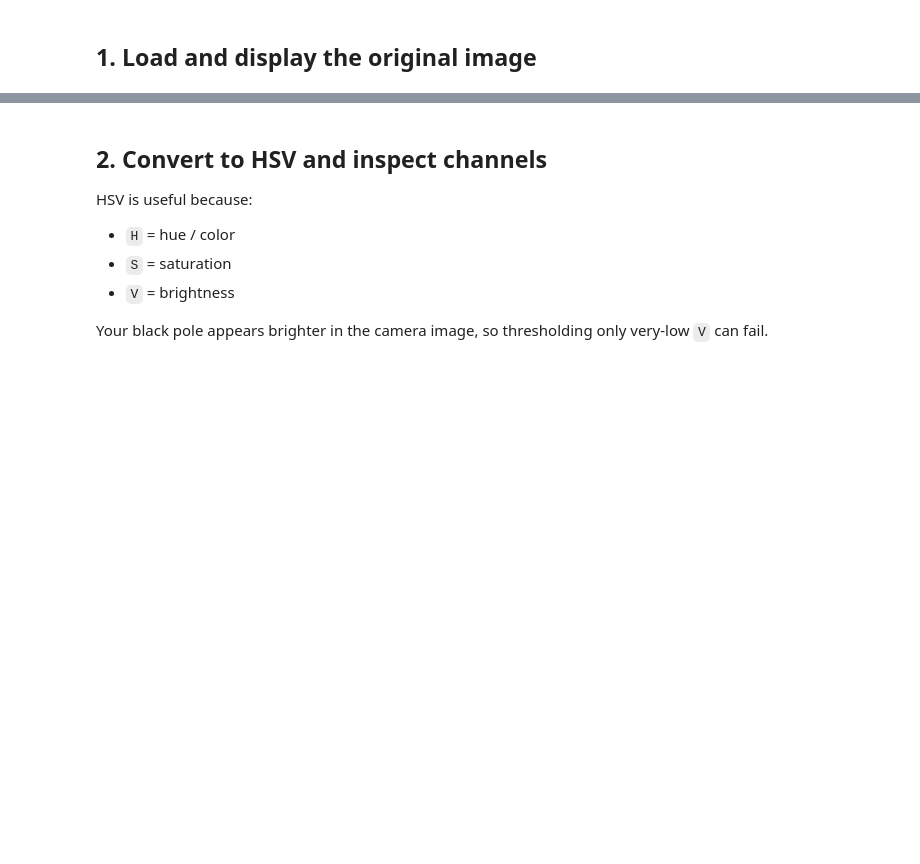
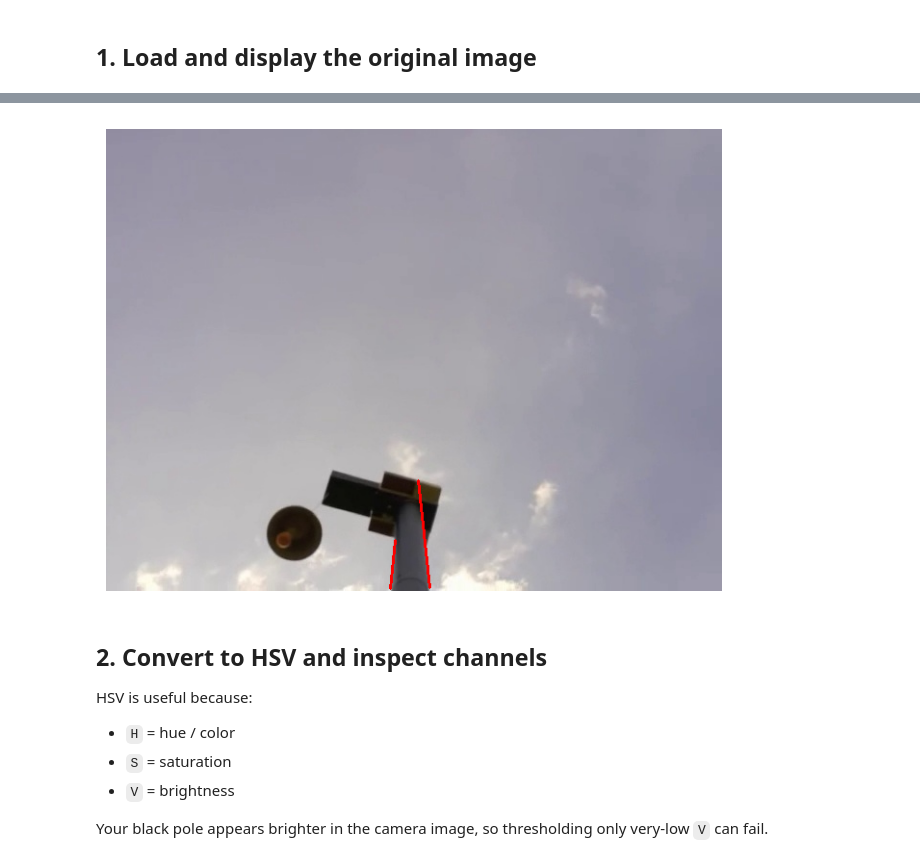
Before and after one commit to alhedai1/ME-Capstone-Team-4, a Jupyter notebook: src/capstone_robot/testing/pole_bell_detection_debug.ipynb, the cells around one changed output, grey strips where cells are left out. Cells and saved outputs as stored; diff of their text form; code cells hidden in the pictures; blank space fills up the shorter version.

```diff
--- a/src/capstone_robot/testing/pole_bell_detection_debug.ipynb
+++ b/src/capstone_robot/testing/pole_bell_detection_debug.ipynb
@@ -46,4 +55,51 @@ print(frame.shape)
 (480, 640, 3)
+# %%
+# cv2.circle(ignore_mask, (bx, by), int(br * 1.5), 0, -1)
+
+gray = cv2.cvtColor(frame, cv2.COLOR_BGR2GRAY)
+
+clahe = cv2.createCLAHE(clipLimit=2.0, tileGridSize=(8, 8))
+gray_eq = clahe.apply(gray)
+
+gray_blur = cv2.GaussianBlur(gray_eq, (5, 5), 0)
+edges = cv2.Canny(gray_blur, 50, 150)
+
+# edges = cv2.bitwise_and(edges, ignore_mask)
+
+lines = cv2.HoughLinesP(
+    edges,
+    rho=1,
+    theta=np.pi / 180,
+    threshold=40,
+    minLineLength=40,
+    maxLineGap=20
+)
+# %%
+def draw_lines(img, lines):
+    line_img = img.copy()
+    if lines is not None:
+        for line in lines:
+            x1, y1, x2, y2 = line[0]
+
+            # Draw the line on the copied image
+            # Parameters: (image, (x1, y1), (x2, y2), (B, G, R), thickness)
+            cv2.line(line_img, (x1, y1), (x2, y2), (0, 0, 255), 2)
+    return line_img
+# line_img = draw_lines(frame, lines)
+# show(line_img)
+# %%
+def near_border(x, y, w, h, margin=5):
+    return x < margin or x > w - margin or y < margin or y > h - margin
+h, w, _ = frame.shape
+candidates = []
+for line in lines:
+    x1, y1, x2, y2 = line[0]
+    touches_border = near_border(x1, y1, w, h) or near_border(x2, y2, w, h)
+    if touches_border:
+        candidates.append(line)
+show(draw_lines(frame, candidates))
+# %% [output]
+[figure, added]
 # %% [markdown]
 ## 2. Convert to HSV and inspect channels
 
```
Also changed, not shown: parts of 2 cells of this notebook, 11 other files.
